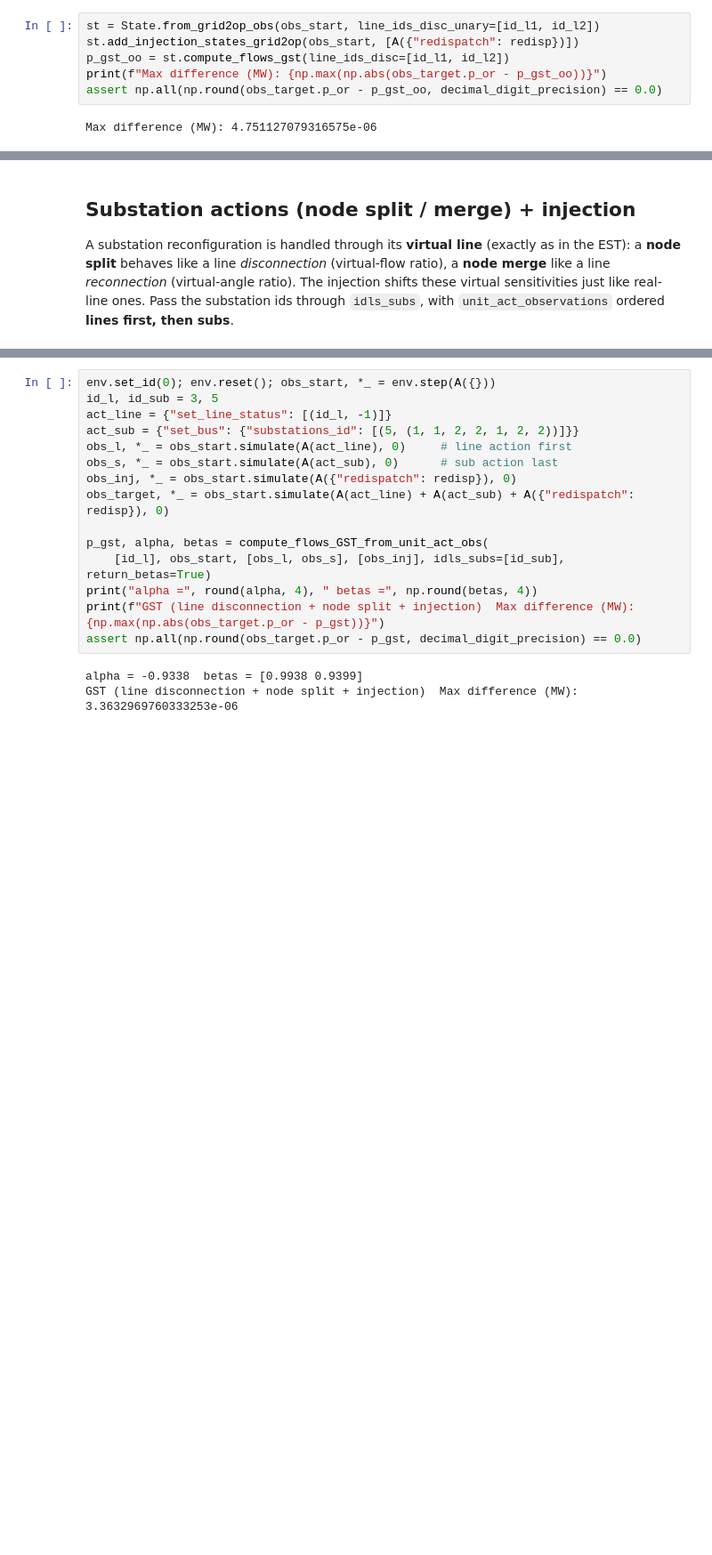
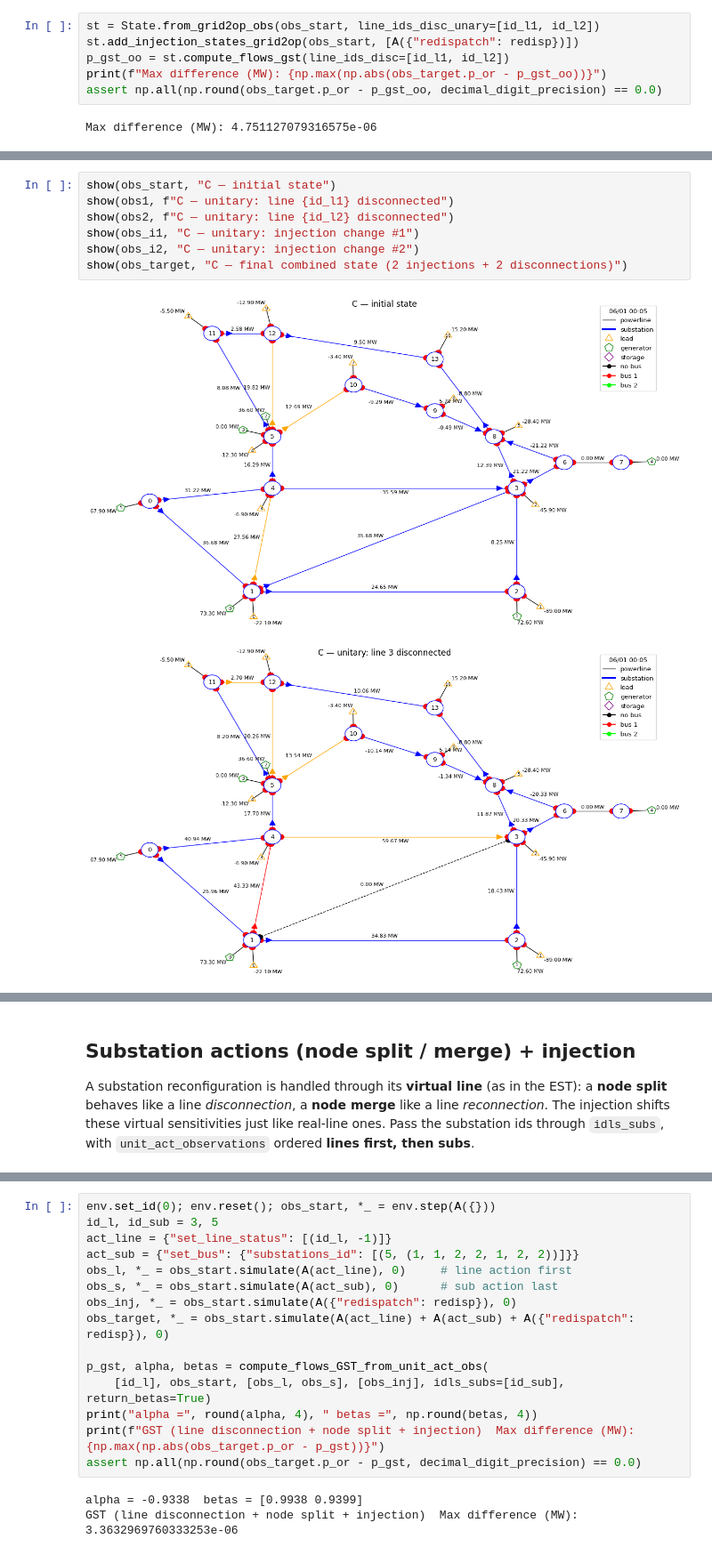
Before and after one commit to marota/Topology_Superposition_Theorem, a Jupyter notebook: Notebooks/getting_started_GST.ipynb, the cells around one changed output, grey strips where cells are left out. Shown at 89% size. Saved outputs shown, nothing was run; the diff lists cells and outputs as text; blank space fills up the shorter version.

```diff
--- a/Notebooks/getting_started_GST.ipynb
+++ b/Notebooks/getting_started_GST.ipynb
@@ -163,3 +185,13 @@ print(f"GST (2 injections + 2 disconnections)  Max difference (MW): {np.max(np.a
 assert np.all(np.round(obs_target.p_or - p_gst, decimal_digit_precision) == 0.0)
 # %% [output]
 GST (2 injections + 2 disconnections)  Max difference (MW): 3.7077106682659178e-06
+# %%
+show(obs_start, "C — initial state")
+show(obs1, f"C — unitary: line {id_l1} disconnected")
+show(obs2, f"C — unitary: line {id_l2} disconnected")
+show(obs_i1, "C — unitary: injection change #1")
+show(obs_i2, "C — unitary: injection change #2")
+show(obs_target, "C — final combined state (2 injections + 2 disconnections)")
+# %% [output]
+[figure, added]
+[figure, added]
@@ -166,8 +202,7 @@ GST (2 injections + 2 disconnections)  Max difference (MW): 3.7077106682659178e-
 # %% [markdown]
 ## Substation actions (node split / merge) + injection
-
-A substation reconfiguration is handled through its **virtual line** (exactly as in
-the EST): a **node split** behaves like a line *disconnection* (virtual-flow ratio),
-a **node merge** like a line *reconnection* (virtual-angle ratio). The injection
-shifts these virtual sensitivities just like real-line ones. Pass the substation ids
-through `idls_subs`, with `unit_act_observations` ordered **lines first, then subs**.
+A substation reconfiguration is handled through its **virtual line** (as in the EST): a
+**node split** behaves like a line *disconnection*, a **node merge** like a line
+*reconnection*. The injection shifts these virtual sensitivities just like real-line ones.
+Pass the substation ids through `idls_subs`, with `unit_act_observations` ordered
+**lines first, then subs**.
```
Also changed, not shown: parts of 21 cells of this notebook.
